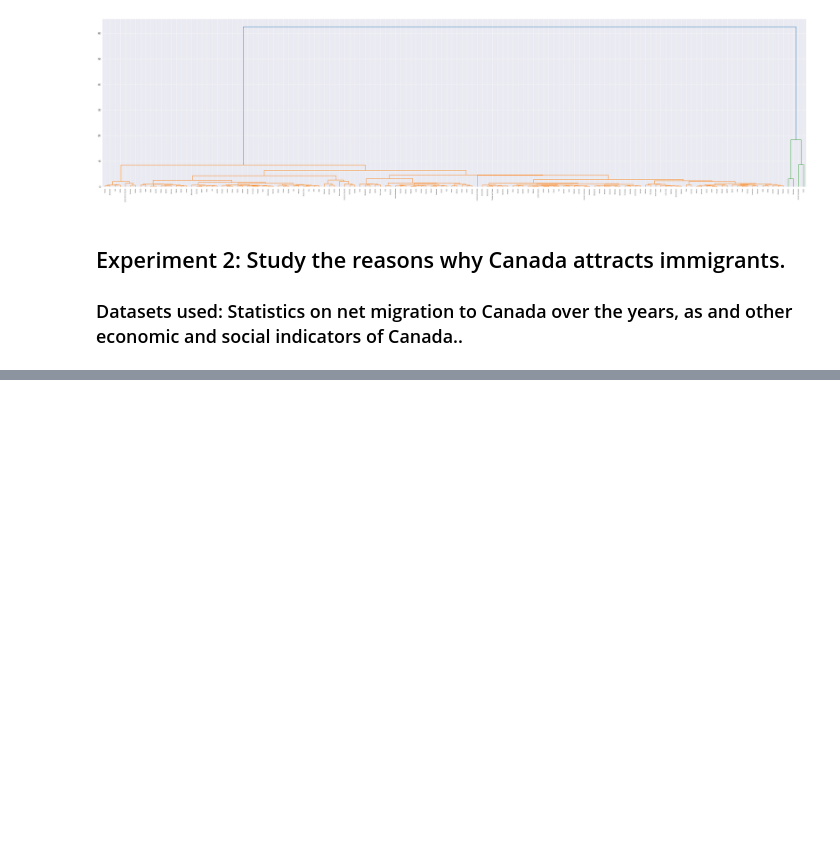
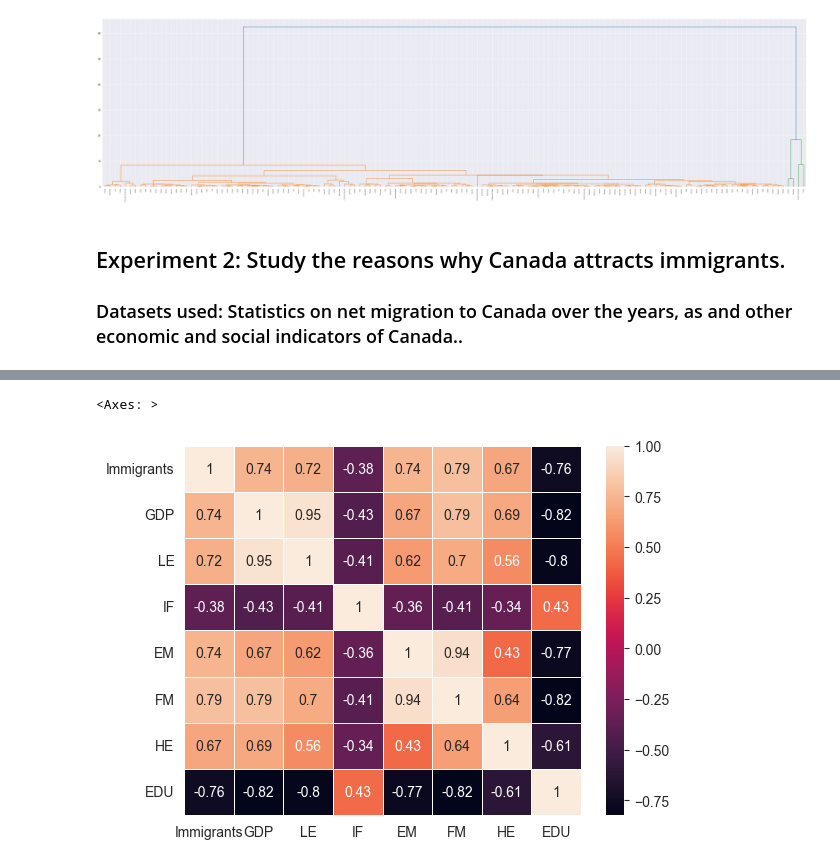
Before and after one commit to Hongwei-Z/CanadianImmigrationStudy, a Jupyter notebook: Main.ipynb, the cells around one changed output, grey strips where cells are left out. Saved outputs shown, nothing was run; the diff lists cells and outputs as text; code cells hidden in the pictures; blank space fills up the shorter version.

```diff
--- a/Main.ipynb
+++ b/Main.ipynb
@@ -433,0 +432,3 @@ dataset2
+# %%
+# Imputation of missing data.
+dataset2 = KNNImputer(weights='distance').fit_transform(dataset2.drop(['Year'], axis=1))
@@ -433,0 +457,7 @@ dataset2
+# %%
+# Generate correlation coefficient heat map.
+corr2 = dataset2.corr(numeric_only=True)
+sb.heatmap(corr2, annot=True, linewidth=0.5)
+# %% [output]
+<Axes: >
+[figure, added]
```
Also changed, not shown: parts of 7 cells of this notebook.
